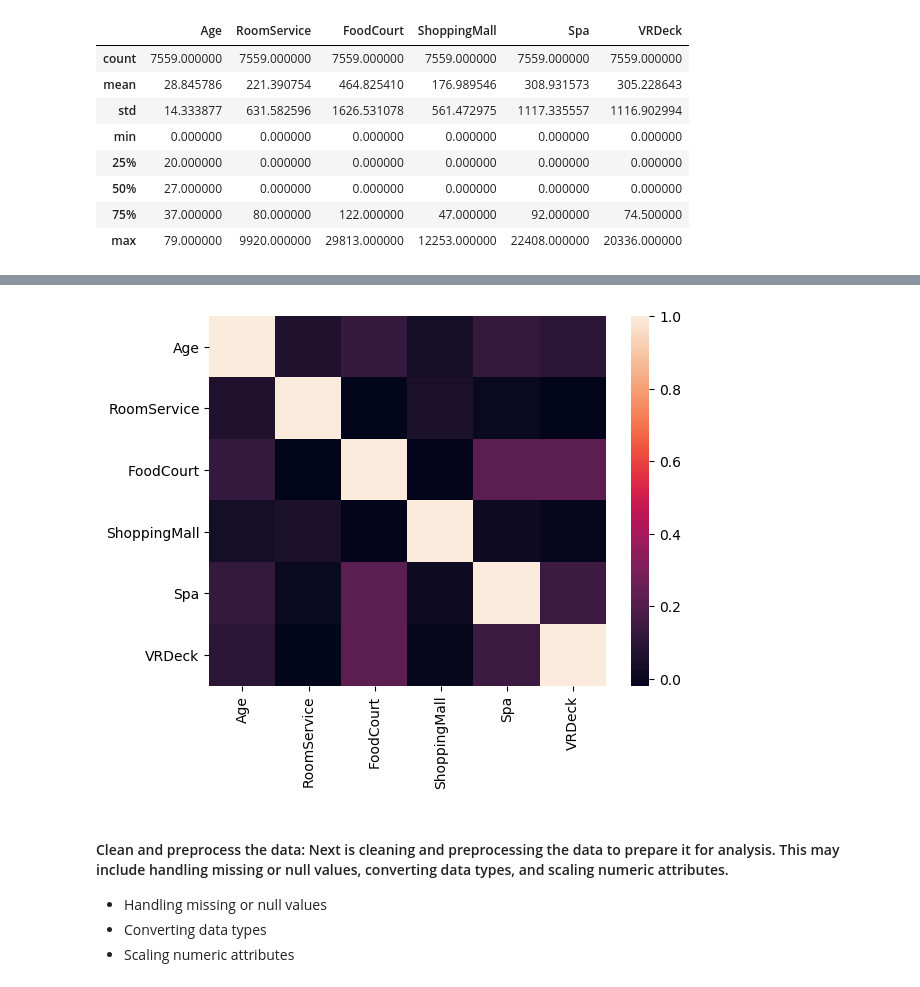
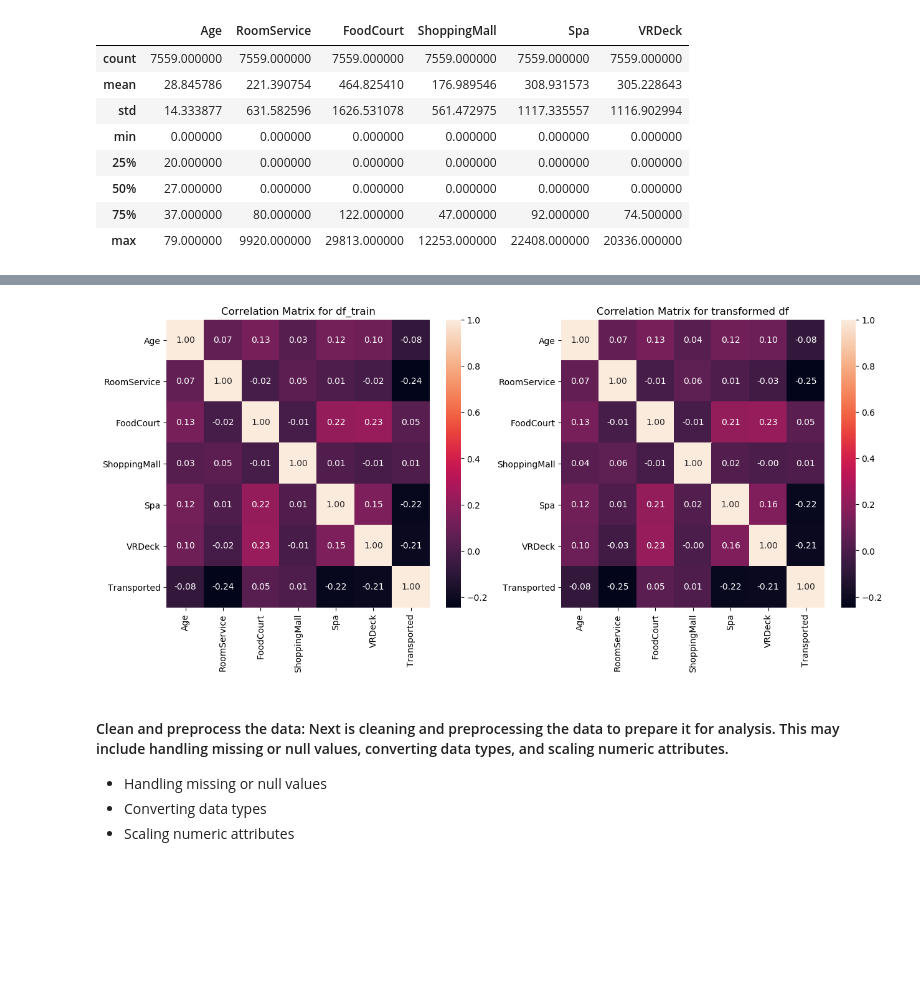
Before and after one commit to Ahmad-Khaled/spaceship-competition, a Jupyter notebook: notebooks/spaceshipTitanic.ipynb, the cells around one changed output, grey strips where cells are left out. Cells and saved outputs as stored; diff of their text form; code cells hidden in the pictures; blank space fills up the shorter version.

Commit message:
Correlation Matrix for df_train and transformed
Visualize performance difference between transformed and the original raw df using correlation matrix

```diff
--- a/notebooks/spaceshipTitanic.ipynb
+++ b/notebooks/spaceshipTitanic.ipynb
@@ -153,14 +114,28 @@ plt.show()
-# %%
-# Compute the correlation matrix
-corr = transformer.df.corr()
-
-# Create a heatmap
-sns.heatmap(corr, xticklabels=corr.columns, yticklabels=corr.columns)
-
-# Show the plot
-plt.show()
-# %% [output]
-[figure, removed]
+# %%
+import matplotlib.pyplot as plt
+import seaborn as sns
+
+# Create the figure and subplots
+_, (ax1, ax2) = plt.subplots(1, 2, figsize=(15, 6))
+
+# Compute the correlation matrix for the first dataframe
+corr1 = df_train.corr()
+
+# Create a heatmap with the correlation numbers for the first dataframe
+sns.heatmap(corr1, xticklabels=corr1.columns, yticklabels=corr1.columns, annot=True, fmt='.2f', ax=ax1)
+ax1.set_title('Correlation Matrix for df_train')
+
+# Compute the correlation matrix for the second dataframe
+corr2 = transformer.df.corr()
+
+# Create a heatmap with the correlation numbers for the second dataframe
+sns.heatmap(corr2, xticklabels=corr2.columns, yticklabels=corr2.columns, annot=True, fmt='.2f', ax=ax2)
+ax2.set_title('Correlation Matrix for transformed df')
+
+# Show the plot
+plt.show()
+# %% [output]
+[figure, added]
 # %% [markdown]
 #### Clean and preprocess the data: Next is cleaning and preprocessing the data to prepare it for analysis. This may include handling missing or null values, converting data types, and scaling numeric attributes.
 
```
Also changed, not shown: parts of 5 cells of this notebook.
